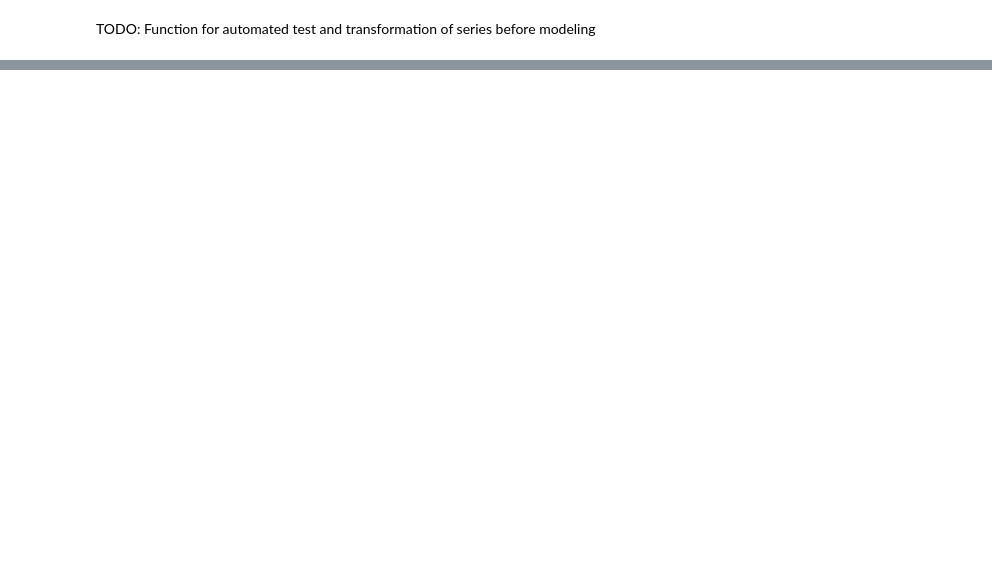
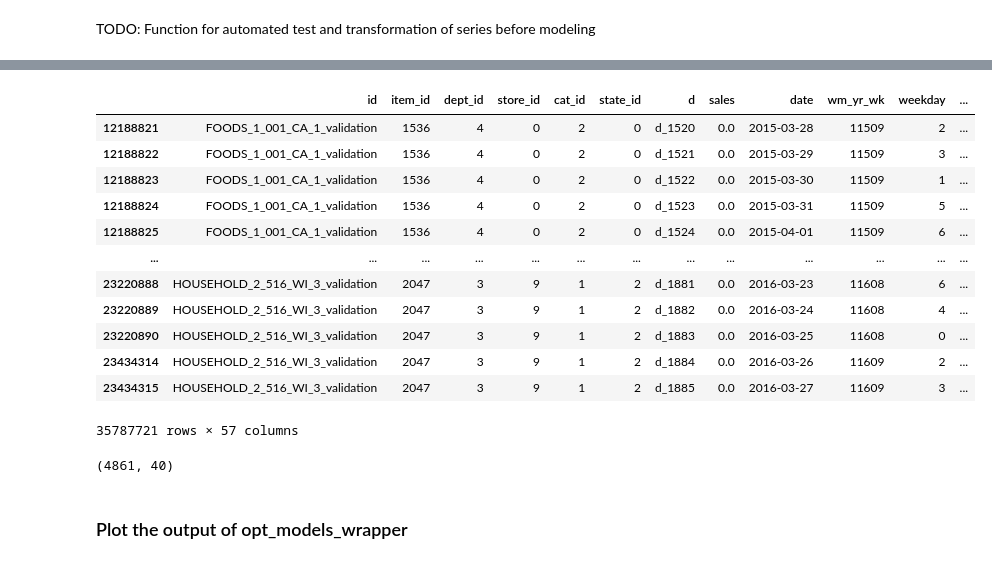
Before and after one commit to DanteHaywood/m5_forecast_accuracy, a Jupyter notebook: m5_forecast_accuracy.ipynb, the cells around one changed output, grey strips where cells are left out. Drawn from its saved outputs; the diff is of its cells as text; code cells hidden in the pictures; blank space fills up the shorter version.

```diff
--- a/m5_forecast_accuracy.ipynb
+++ b/m5_forecast_accuracy.ipynb
@@ -1179,0 +1345,31 @@ sns.lineplot(data=plot_melt, x='date', y='value', hue='variable', palette="tab10
+# %%
+save_block_n = 1000
+#n_save_blocks = int(30490 / save_block_n) + 1
+n_save_blocks = 10
+results_path = 'drive/My Drive/m5_forecast_accuracy/outputs2'
+
+def read_save_blocks(results_path, n_save_blocks = n_save_blocks):
+
+  for save_block0 in range(0,n_save_blocks):
+    # Read in random set of save blocks for nn training with replacement
+    save_block = np.random.randint(31, size=1)[0]
+    print("Reading block {}".format(save_block))
+    if save_block0 == 0:
+      all_train = pd.read_pickle(results_path + '/block' + str(save_block) + '/benchmark_train.pkl')
+      all_test = pd.read_pickle(results_path + '/block' + str(save_block) + '/benchmark_test.pkl')
+      all_train_rmsse = pd.read_pickle(results_path + '/block' + str(save_block) + '/benchmark_train_rmsse.pkl')
+      all_test_rmsse = pd.read_pickle(results_path + '/block' + str(save_block) + '/benchmark_test_rmsse.pkl')
+    else:
+      train_merge = pd.read_pickle(results_path + '/block' + str(save_block) + '/benchmark_train.pkl')
+      test_merge = pd.read_pickle(results_path + '/block' + str(save_block) + '/benchmark_test.pkl')
+      train_rmsse = pd.read_pickle(results_path + '/block' + str(save_block) + '/benchmark_train_rmsse.pkl')
+      test_rmsse = pd.read_pickle(results_path + '/block' + str(save_block) + '/benchmark_test_rmsse.pkl')
+      all_train = all_train.append(train_merge)
+      all_test = all_test.append(test_merge)
+      all_train_rmsse = all_train_rmsse.append(train_rmsse)
+      all_test_rmsse = all_test_rmsse.append(test_rmsse)
+  print("Complete. {} save_blocks read.".format(save_block))
+  print("Final training dataset length:{}".format(all_train.shape[0]))
+  return([all_train,all_test,all_train_rmsse,all_test_rmsse])
+
+all_train,all_test,all_train_rmsse,all_test_rmsse = read_save_blocks(results_path)
@@ -1179,0 +1420,22 @@ sns.lineplot(data=plot_melt, x='date', y='value', hue='variable', palette="tab10
+# %%
+all_train
+# %% [output]
+|  | id | item_id | dept_id | store_id | cat_id | state_id | d | sales | date | wm_yr_wk | weekday | ... |
+| 12188821 | FOODS_1_001_CA_1_validation | 1536 | 4 | 0 | 2 | 0 | d_1520 | 0.0 | 2015-03-28 | 11509 | 2 | ... |
+| 12188822 | FOODS_1_001_CA_1_validation | 1536 | 4 | 0 | 2 | 0 | d_1521 | 0.0 | 2015-03-29 | 11509 | 3 | ... |
+| 12188823 | FOODS_1_001_CA_1_validation | 1536 | 4 | 0 | 2 | 0 | d_1522 | 0.0 | 2015-03-30 | 11509 | 1 | ... |
+| 12188824 | FOODS_1_001_CA_1_validation | 1536 | 4 | 0 | 2 | 0 | d_1523 | 0.0 | 2015-03-31 | 11509 | 5 | ... |
+| 12188825 | FOODS_1_001_CA_1_validation | 1536 | 4 | 0 | 2 | 0 | d_1524 | 0.0 | 2015-04-01 | 11509 | 6 | ... |
+| ... | ... | ... | ... | ... | ... | ... | ... | ... | ... | ... | ... | ... |
+| 23220888 | HOUSEHOLD_2_516_WI_3_validation | 2047 | 3 | 9 | 1 | 2 | d_1881 | 0.0 | 2016-03-23 | 11608 | 6 | ... |
+| 23220889 | HOUSEHOLD_2_516_WI_3_validation | 2047 | 3 | 9 | 1 | 2 | d_1882 | 0.0 | 2016-03-24 | 11608 | 4 | ... |
+| 23220890 | HOUSEHOLD_2_516_WI_3_validation | 2047 | 3 | 9 | 1 | 2 | d_1883 | 0.0 | 2016-03-25 | 11608 | 0 | ... |
+| 23434314 | HOUSEHOLD_2_516_WI_3_validation | 2047 | 3 | 9 | 1 | 2 | d_1884 | 0.0 | 2016-03-26 | 11609 | 2 | ... |
+| 23434315 | HOUSEHOLD_2_516_WI_3_validation | 2047 | 3 | 9 | 1 | 2 | d_1885 | 0.0 | 2016-03-27 | 11609 | 3 | ... |
+35787721 rows × 57 columns
+# %%
+all_test_rmsse.shape
+# %% [output]
+(4861, 40)
+# %% [markdown]
+### Plot the output of opt_models_wrapper
```
Also changed, not shown: parts of 84 cells of this notebook.
